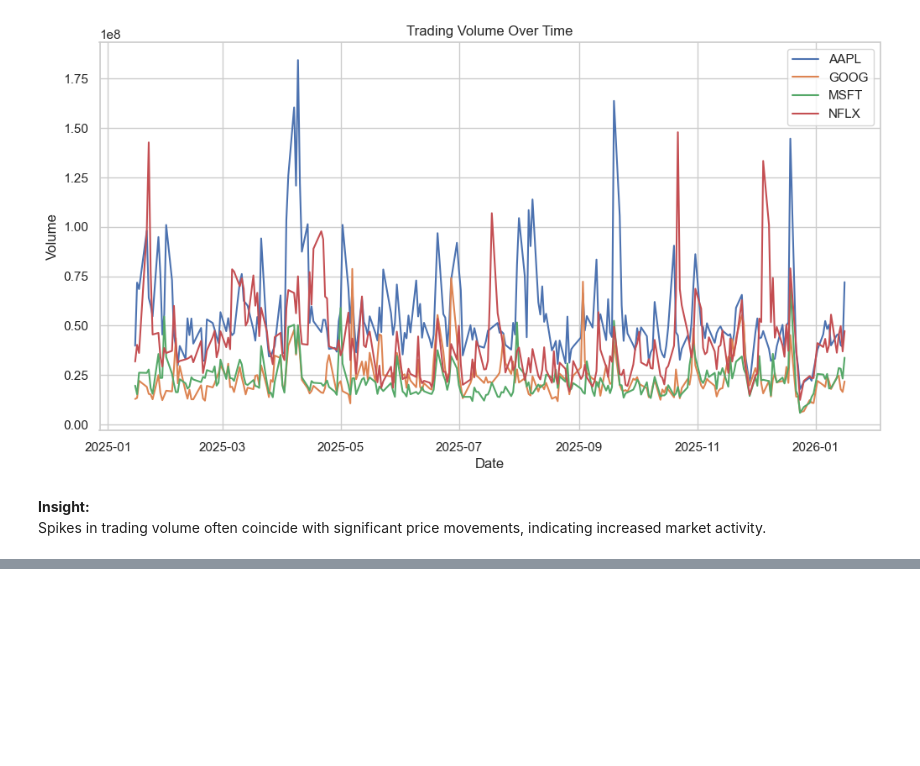
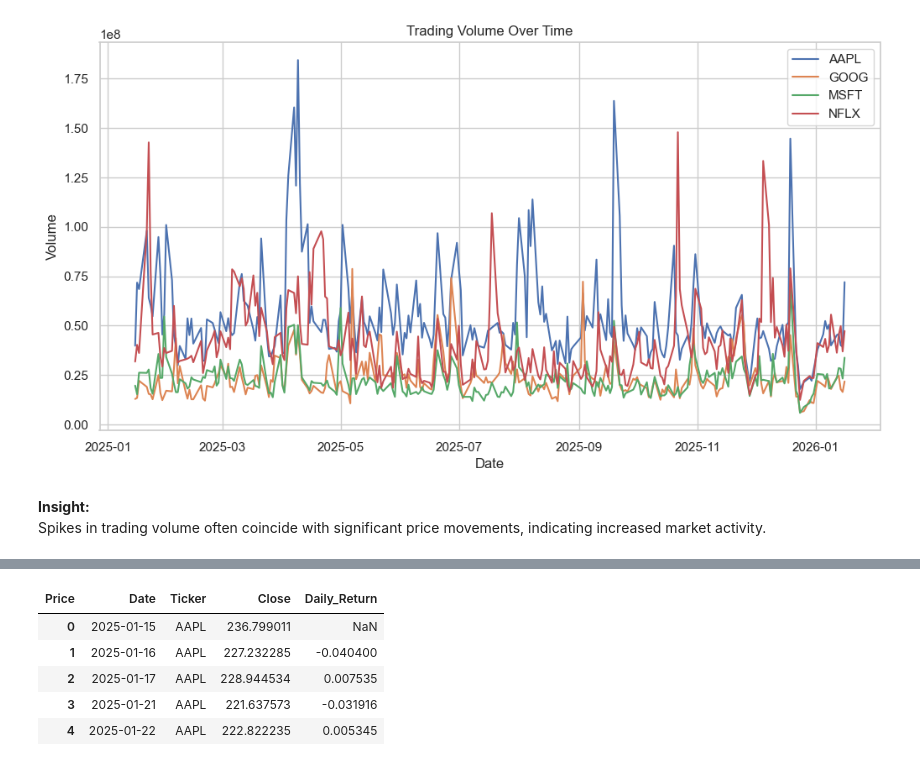
Before and after one commit to HarshaVaradhanGopal/Stock-Market-Analysis, a Jupyter notebook: Stock_Market_Analysis.ipynb, the cells around one changed output, grey strips where cells are left out. Saved outputs shown, nothing was run; the diff lists cells and outputs as text; code cells hidden in the pictures; blank space fills up the shorter version.

```diff
--- a/Stock_Market_Analysis.ipynb
+++ b/Stock_Market_Analysis.ipynb
@@ -277,0 +296,9 @@ movements, indicating increased market activity.
+# %%
+clean_combined_df[['Date', 'Ticker', 'Close', 'Daily_Return']].head()
+# %% [output]
+| Price | Date | Ticker | Close | Daily_Return |
+| 0 | 2025-01-15 | AAPL | 236.799011 | NaN |
+| 1 | 2025-01-16 | AAPL | 227.232285 | -0.040400 |
+| 2 | 2025-01-17 | AAPL | 228.944534 | 0.007535 |
+| 3 | 2025-01-21 | AAPL | 221.637573 | -0.031916 |
+| 4 | 2025-01-22 | AAPL | 222.822235 | 0.005345 |
```
Also changed, not shown: parts of 8 cells of this notebook, 1 other file.
